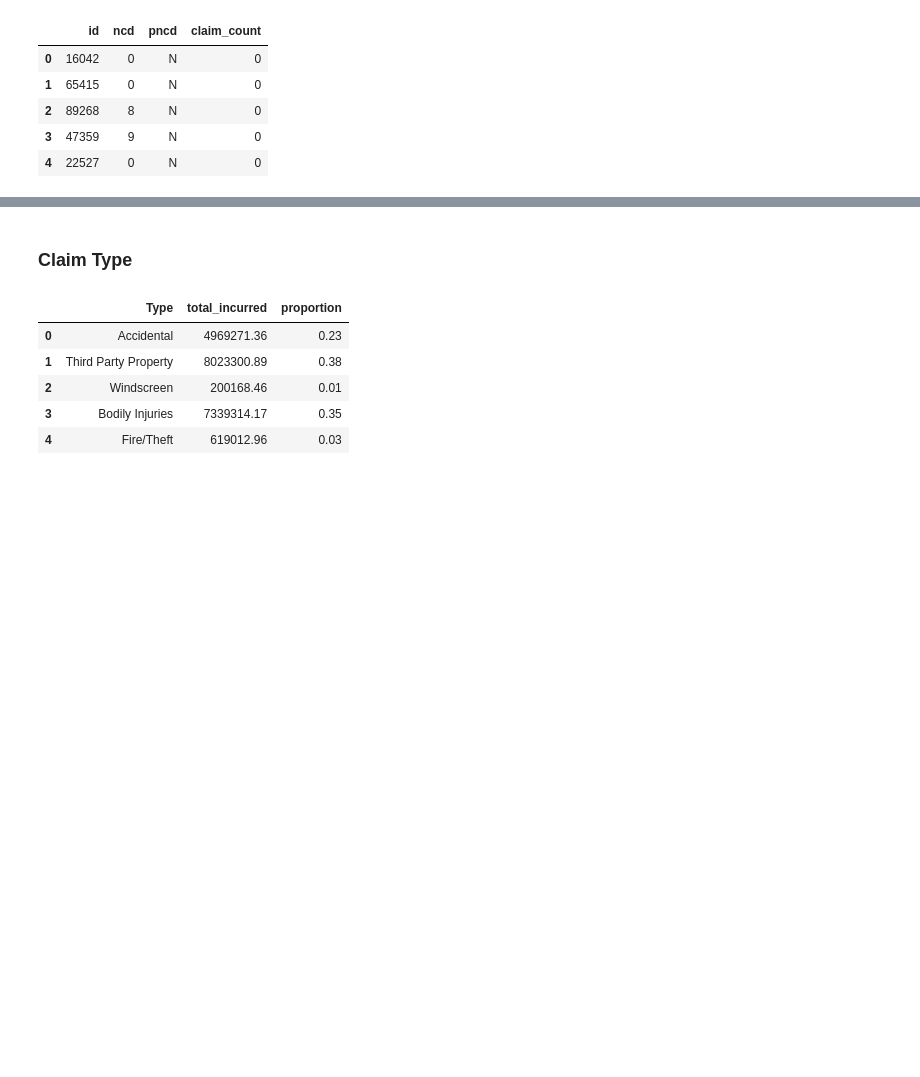
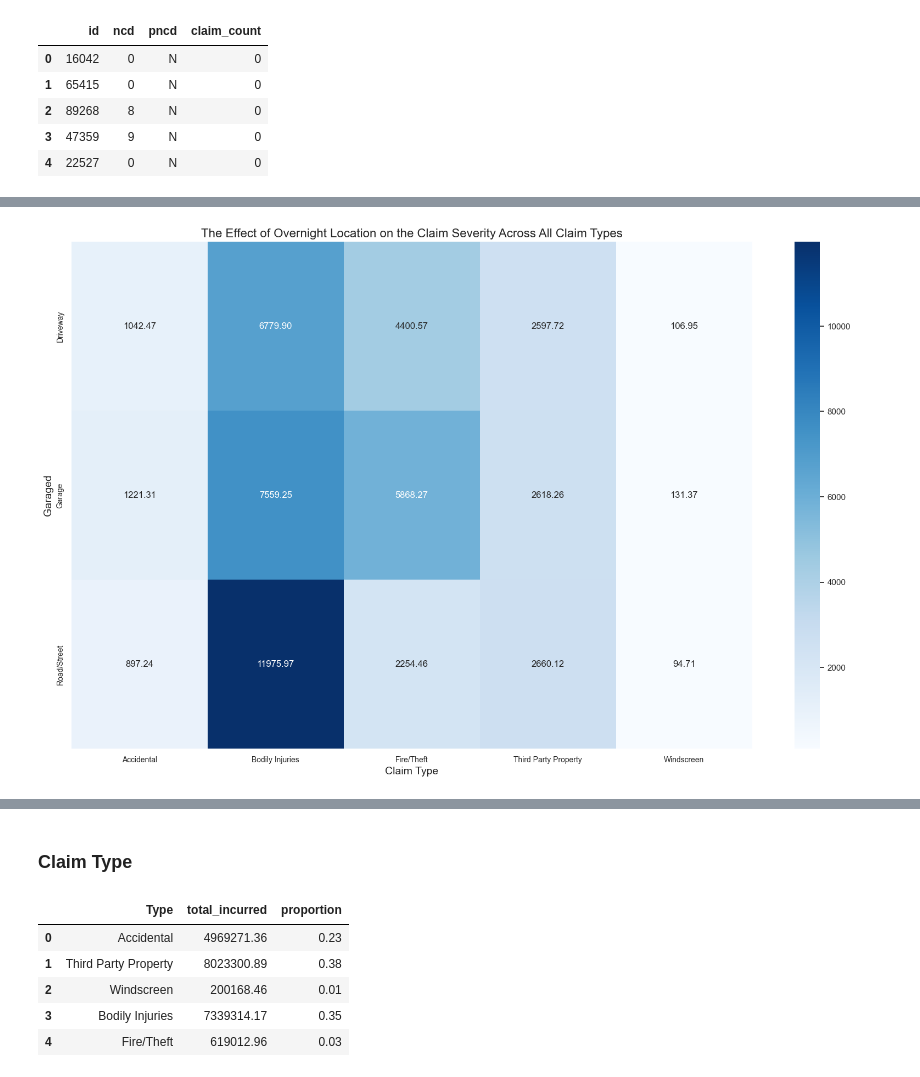
Before and after one commit to watchlotr/Python-Insurance-Case-Study, a Jupyter notebook: insurance_analysis.ipynb, the cells around one changed output, grey strips where cells are left out. Drawn from its saved outputs; the diff is of its cells as text; code cells hidden in the pictures; blank space fills up the shorter version.

```diff
--- a/insurance_analysis.ipynb
+++ b/insurance_analysis.ipynb
@@ -759,0 +869,29 @@ mean_claim_by_cover = df_claimed.groupby("cover").mean_claim_value.mean().reset_
+# %%
+severity_by_loc_type, s_pivot2 = severity_calc(df = df_claimed,
+                                              by_group = "overnight_location",
+                                              key = {
+                                                  "D":"Driveway",
+                                                  "G":"Garage",
+                                                  "R":"Road/Street"
+                                              }
+)
+
+s_pivot2 = s_pivot2.astype("float64")
+
+fig = plt.figure(figsize = (20,12))
+
+sns.heatmap(data = s_pivot2,
+            annot=True,
+            fmt=".2f",
+            cmap="Blues")
+
+plt.xlabel("Claim Type", fontsize = 14)
+plt.xticks(fontsize = 10)
+plt.ylabel("Garaged", fontsize = 14)
+plt.yticks(fontsize = 10)
+
+plt.title("The Effect of Overnight Location on the Claim Severity Across All Claim Types", fontsize = 16)
+
+plt.show()
+# %% [output]
+[figure, added]
```
Also changed, not shown: parts of 65 cells of this notebook, 2 other files.
